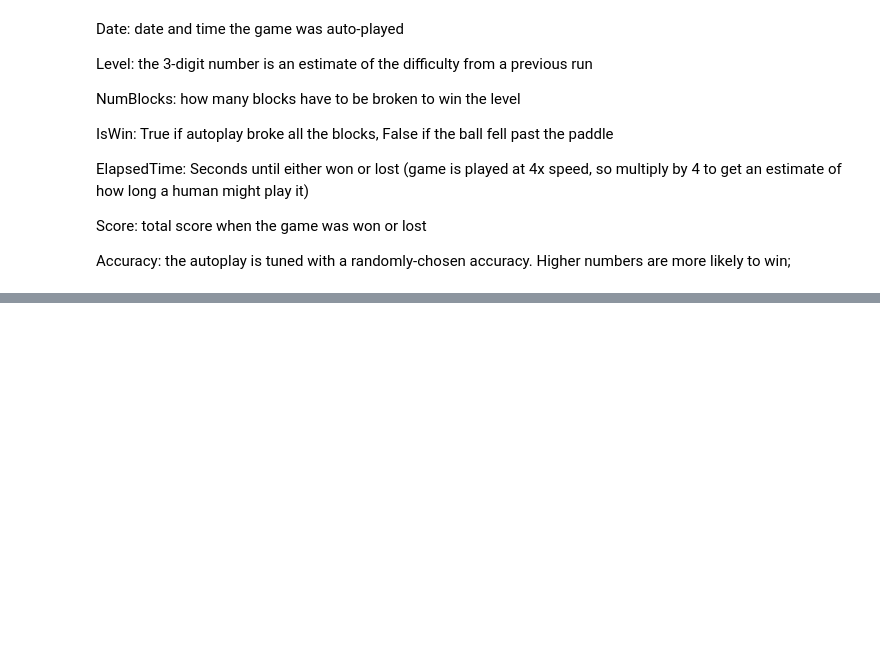
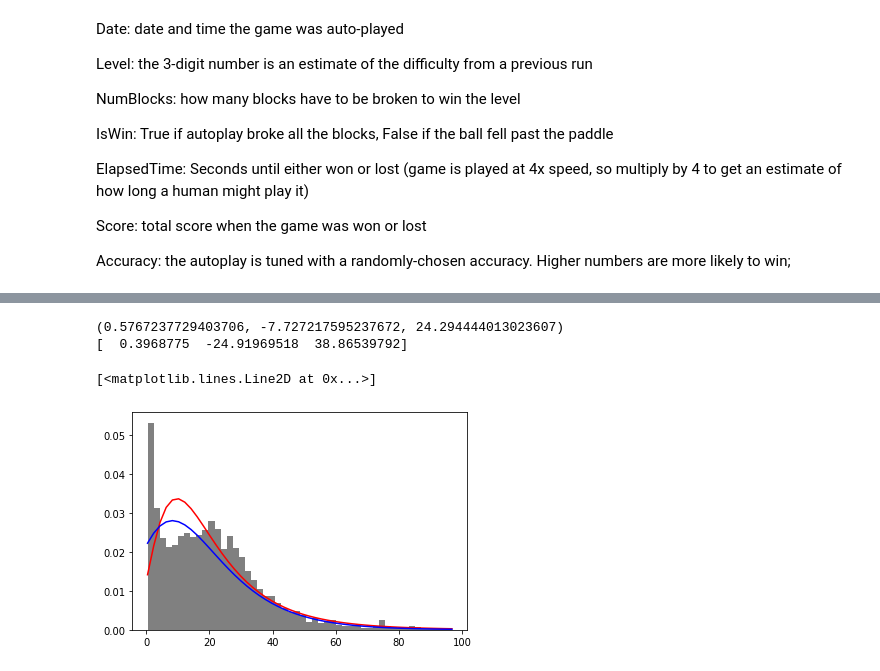
Before and after one commit to vandosik/M-M-MSA, a Jupyter notebook: Lab_1/lab_1.ipynb, the cells around one changed output, grey strips where cells are left out. Cells and saved outputs as stored; diff of their text form; code cells hidden in the pictures; blank space fills up the shorter version.

```diff
--- a/Lab_1/lab_1.ipynb
+++ b/Lab_1/lab_1.ipynb
@@ -110,0 +100,35 @@ pdf = scipy.stats.lognorm.pdf(x, *params)
+# %%
+# Determination of the parameters of the lognormal distribution
+
+hist_data = plt.hist(source_df[col_name], density=True, bins=50, color='grey')
+x = np.linspace(min_amount, max_amount)
+
+# The distribution parameters are determined using the fit function based on the maximum likelihood method
+params = scipy.stats.lognorm.fit(source_df[col_name])
+print(params)
+pdf_mle = scipy.stats.lognorm.pdf(x, *params)
+
+plt.plot(x, pdf_mle, color='r')
+
+#  The distribution parameters are determined using the fit function based on least squares method
+def lognorm_fit(arg_x, s, loc, scale):
+    # print(scipy.stats.lognorm.pdf(arg_x, s, loc, scale))
+    return scipy.stats.lognorm.pdf(arg_x, s, loc, scale)
+
+hist_bins = hist_data[1][:-1]  # remove last element
+delta = hist_bins[1]-hist_bins[0]
+hist_bins += delta / 2 # Take centres of bins
+# print(hist_bins)
+hist_vals = hist_data[0] # Get the height of bins for least squares
+# print(hist_vals)
+
+
+lst_sq_res = curve_fit(lognorm_fit, hist_bins, hist_vals, [5., 5., 5.])
+print(lst_sq_res[0])
+pdf_lsm = scipy.stats.lognorm.pdf(x, lst_sq_res[0][0], lst_sq_res[0][1], lst_sq_res[0][2])
+plt.plot(x, pdf_lsm, color='b')
+# %% [output]
+(0.5767237729403706, -7.727217595237672, 24.294444013023607)
+[  0.3968775  -24.91969518  38.86539792]
+[<matplotlib.lines.Line2D at 0x...>]
+[figure, added]
```
Also changed, not shown: parts of 10 cells of this notebook.
